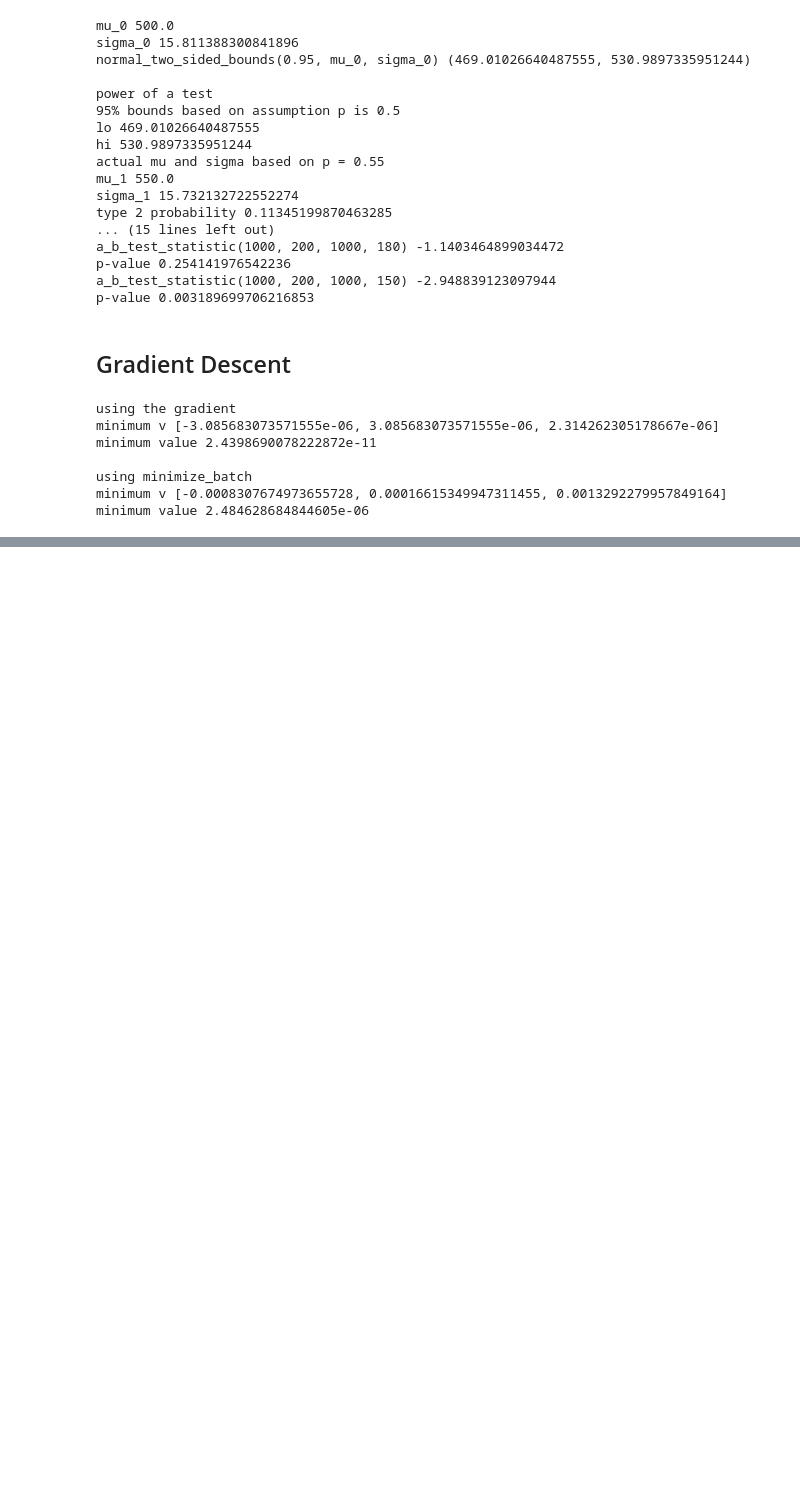
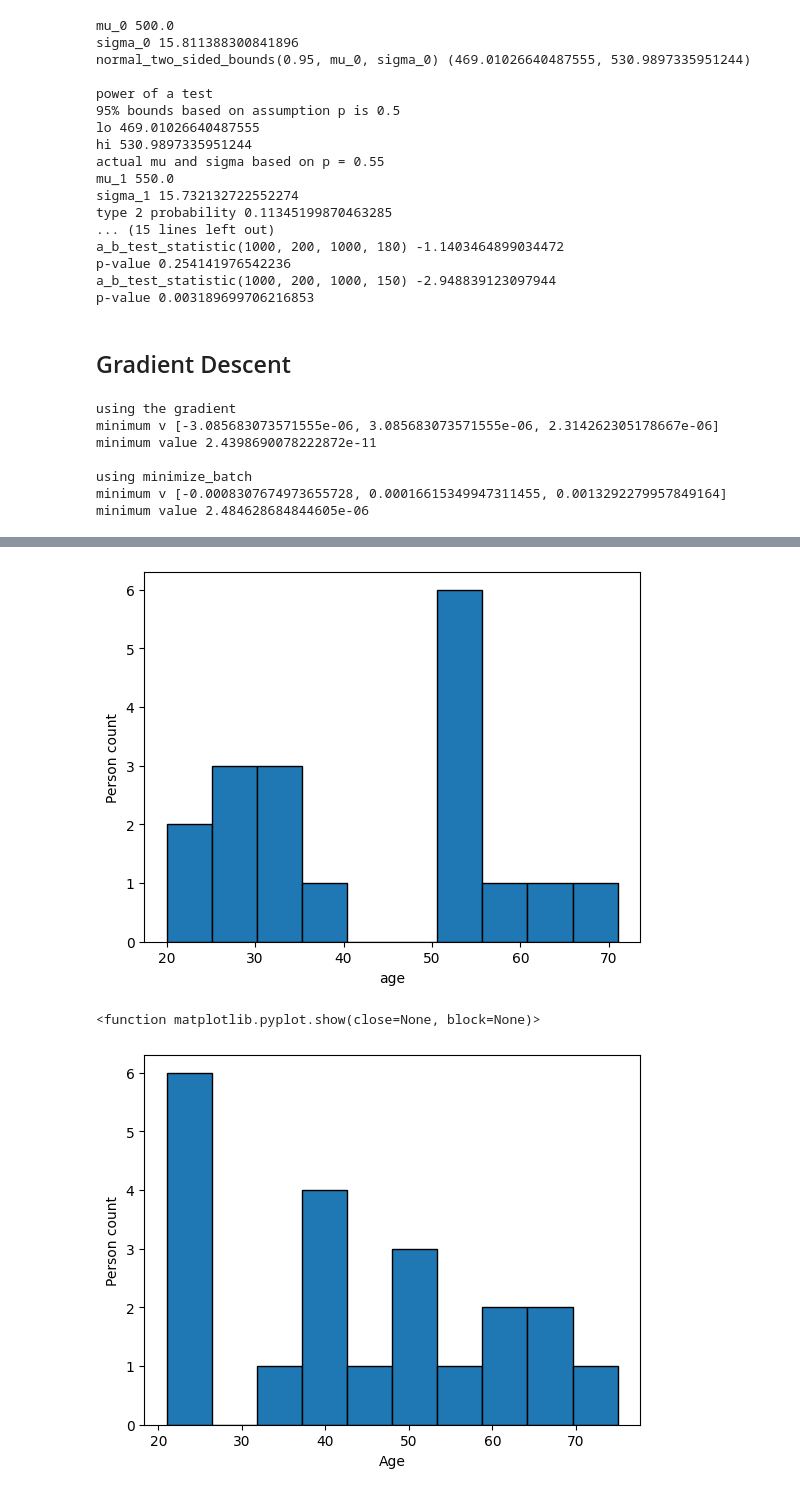
Before and after one commit to MrSnor/xm-bk, a Jupyter notebook: dork.ipynb, the cells around one changed output, grey strips where cells are left out. Saved outputs shown, nothing was run; the diff lists cells and outputs as text; code cells hidden in the pictures; blank space fills up the shorter version.

```diff
--- a/dork.ipynb
+++ b/dork.ipynb
@@ -2157,0 +2427,26 @@ minimum value 2.484628684844605e-06
+# %%
+"""
+Plot histogram for age of male and female in different plots for the following data of male and
+female age.
+"""
+
+import matplotlib.pyplot as plt
+
+# male
+male_age = [53, 51, 71, 31, 33, 39, 52, 27, 54, 30, 64, 26, 21, 54, 52, 20, 59, 32]
+plt.hist(male_age, edgecolor='black')
+plt.xlabel('age')
+plt.ylabel('Person count')
+plt.show()
+
+#female
+import matplotlib.pyplot as plt
+female_age = [53, 65, 68, 21, 75, 46, 24, 63, 61, 24, 49, 41, 39, 40, 25, 54, 42, 32, 48, 23, 23]
+plt.hist(female_age, edgecolor='black')
+plt.xlabel('Age')
+plt.ylabel('Person count')
+plt.show
+# %% [output]
+[figure, added]
+<function matplotlib.pyplot.show(close=None, block=None)>
+[figure, added]
```
Also changed, not shown: parts of 12 cells of this notebook, 1 other file.
